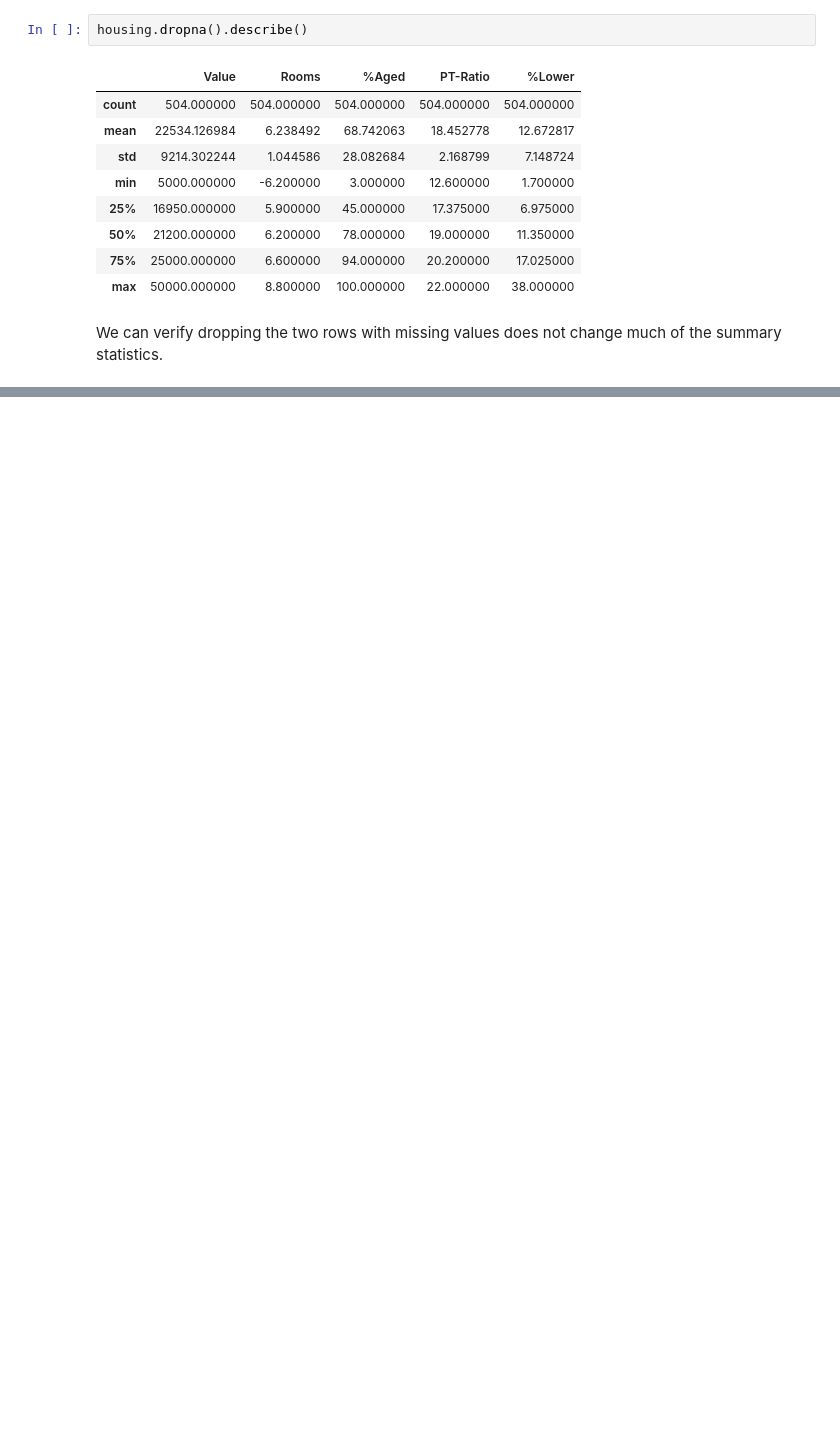
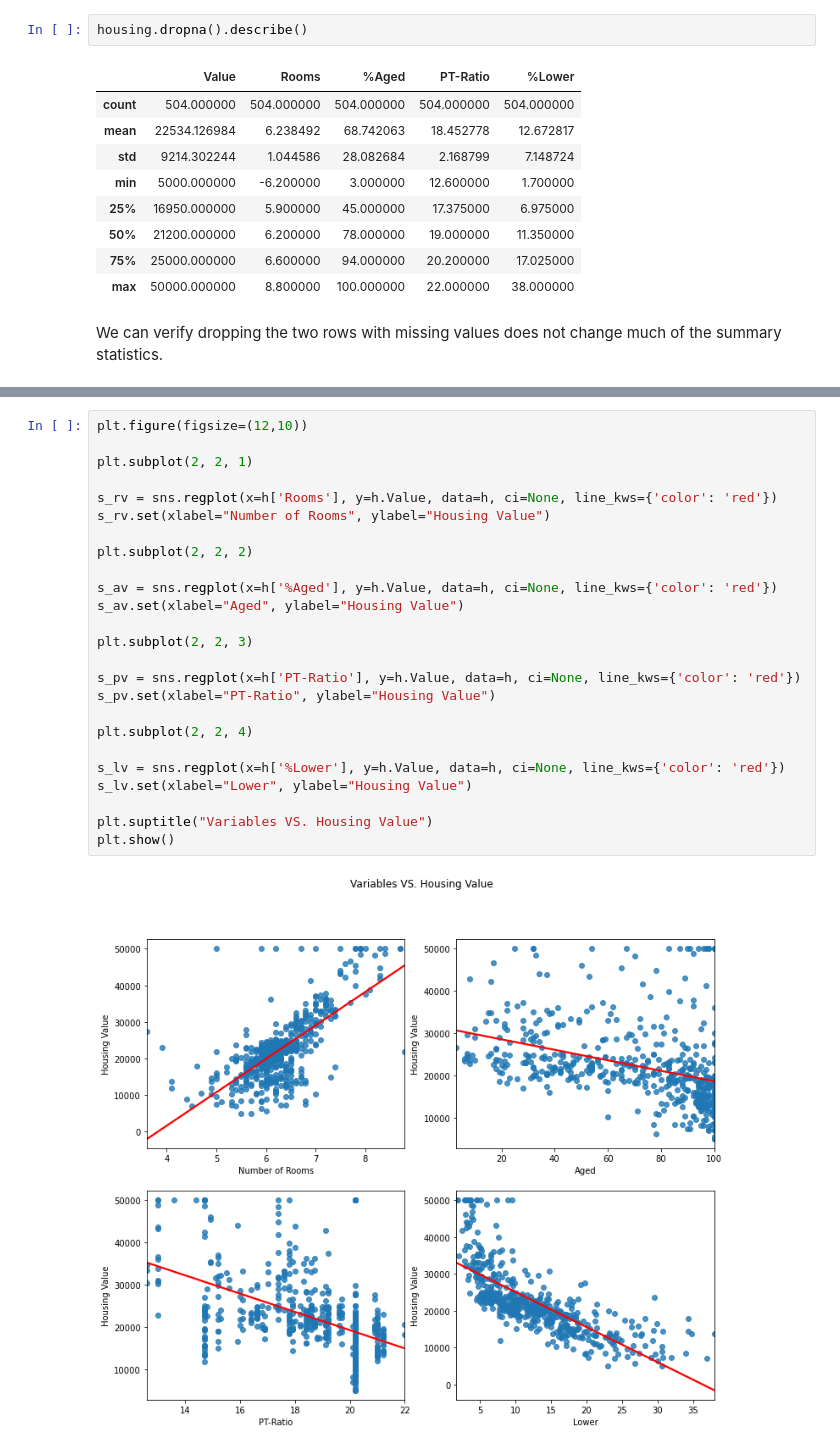
Before and after one commit to hchenfeng/Introduction-to-Machine-Learning, a Jupyter notebook: notebooks/project1.ipynb, the cells around one changed output, grey strips where cells are left out. Cells and saved outputs as stored; diff of their text form; blank space fills up the shorter version.

```diff
--- a/notebooks/project1.ipynb
+++ b/notebooks/project1.ipynb
@@ -65,0 +159,27 @@ housing[housing['Rooms'] < 0]
+# %%
+plt.figure(figsize=(12,10))
+
+plt.subplot(2, 2, 1)
+
+s_rv = sns.regplot(x=h['Rooms'], y=h.Value, data=h, ci=None, line_kws={'color': 'red'})
+s_rv.set(xlabel="Number of Rooms", ylabel="Housing Value")
+
+plt.subplot(2, 2, 2)
+
+s_av = sns.regplot(x=h['%Aged'], y=h.Value, data=h, ci=None, line_kws={'color': 'red'})
+s_av.set(xlabel="Aged", ylabel="Housing Value")
+
+plt.subplot(2, 2, 3)
+
+s_pv = sns.regplot(x=h['PT-Ratio'], y=h.Value, data=h, ci=None, line_kws={'color': 'red'})
+s_pv.set(xlabel="PT-Ratio", ylabel="Housing Value")
+
+plt.subplot(2, 2, 4)
+
+s_lv = sns.regplot(x=h['%Lower'], y=h.Value, data=h, ci=None, line_kws={'color': 'red'})
+s_lv.set(xlabel="Lower", ylabel="Housing Value")
+
+plt.suptitle("Variables VS. Housing Value")
+plt.show()
+# %% [output]
+[figure, added]
```
Also changed, not shown: parts of 22 cells of this notebook.
